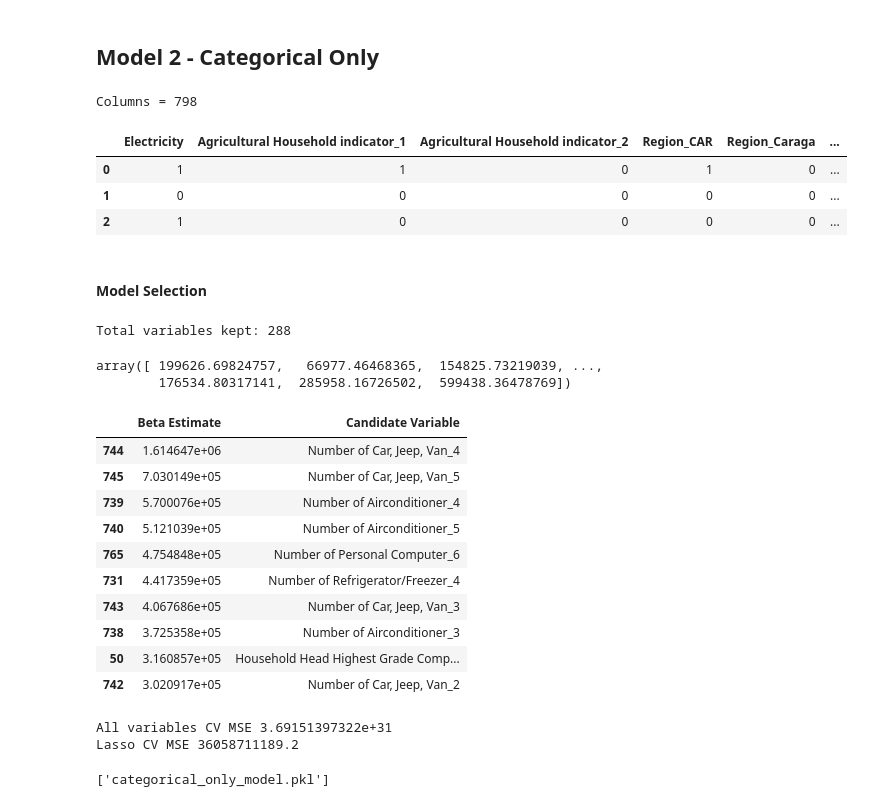
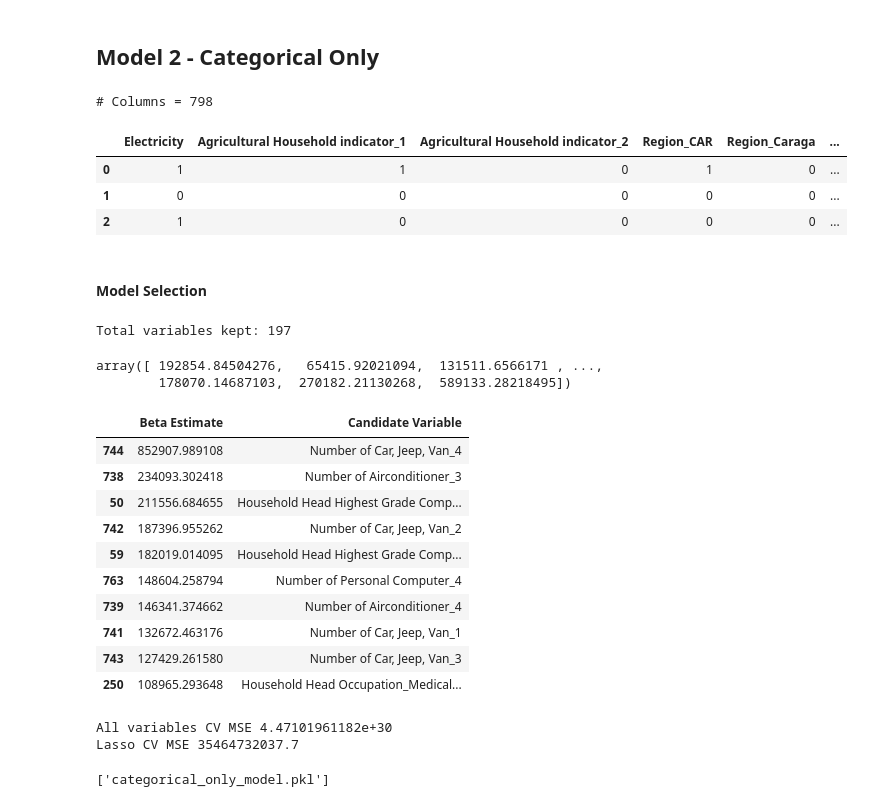
Before and after one commit to ndara/FilipinoHousing, a Jupyter notebook: filipino_housing.ipynb, the cells around one changed output. Saved outputs shown, nothing was run; the diff lists cells and outputs as text; code cells hidden in the pictures.

Commit message:
fixed ordinal variable encoding

```diff
--- a/filipino_housing.ipynb
+++ b/filipino_housing.ipynb
@@ -88,7 +88,7 @@ ordinal_vars = ['Household Head Age','Number of bedrooms','House Age','Number of
                 'Number of Motorcycle/Tricycle','Members with age less than 5 year old','Members with age 5 - 17 years old','Total number of family members employed']
 # %%
 train_continuous = train_data[continuous_vars]
-train_categorical = train_data[nominal_vars + binary_vars + ordinal_vars]
+train_categorical = train_data[nominal_vars + binary_vars]
 train_ordinal = train_data[ordinal_vars]
 train_y = train_data[response_variable]
 # %% [markdown]
@@ -160,12 +165,16 @@ joblib.dump(numeric_model_lasso, 'numeric_only_model.pkl')
 # %% [markdown]
 ## Model 2 - Categorical Only
 # %%
-train_categorical_dummied = dummyify(train_categorical, nominal_vars + ordinal_vars)
+train_categorical_dummied = dummyify(train_categorical, nominal_vars)
+
+# Takes a couple minutes
+train_ordinal_encoded = rank_hot_encode(train_ordinal, ordinal_vars)
 # %%
-print("# Columns =", len(train_categorical_dummied.columns))
-train_categorical_dummied.head(3)
+all_categorical = train_categorical_dummied.join(train_ordinal_encoded)
+print("# Columns =", len(all_categorical.columns))
+all_categorical.head(3)
 # %% [output]
-Columns = 798
+# Columns = 798
 |  | Electricity | Agricultural Household indicator_1 | Agricultural Household indicator_2 | Region_CAR | Region_Caraga | ... |
 | 0 | 1 | 1 | 0 | 1 | 0 | ... |
 | 1 | 0 | 0 | 0 | 0 | 0 | ... |
@@ -173,37 +182,37 @@ Columns = 798
 # %% [markdown]
 #### Model Selection
 # %%
-categorical_model_lasso = lassoChoose(train_categorical_dummied, train_y, standardize = False, max_iterations = 3000)
+categorical_model_lasso = lassoChoose(all_categorical, train_y, standardize = False, max_iterations = 3000)
 print("Total variables kept:",sum(categorical_model_lasso.coef_ != 0))
 # %% [output]
-Total variables kept: 288
+Total variables kept: 197
 # %%
-categorical_model_lasso.predict(train_categorical_dummied)
+categorical_model_lasso.predict(all_categorical)
 # %% [output]
-array([ 199626.69824757,   66977.46468365,  154825.73219039, ...,
-        176534.80317141,  285958.16726502,  599438.36478769])
+array([ 192854.84504276,   65415.92021094,  131511.6566171 , ...,
+        178070.14687103,  270182.21130268,  589133.28218495])
 # %%
 # Top 10 Vars
-final_categorical_var = pd.DataFrame([combo for combo in zip(categorical_model_lasso.coef_,  train_categorical_dummied.columns)], columns = ['Beta Estimate', 'Candidate Variable']).sort_values(by = 'Beta Estimate', ascending = False)
+final_categorical_var = pd.DataFrame([combo for combo in zip(categorical_model_lasso.coef_,  all_categorical.columns)], columns = ['Beta Estimate', 'Candidate Variable']).sort_values(by = 'Beta Estimate', ascending = False)
 final_categorical_var.head(10)
 # %% [output]
 |  | Beta Estimate | Candidate Variable |
-| 744 | 1.614647e+06 | Number of Car, Jeep, Van_4 |
-| 745 | 7.030149e+05 | Number of Car, Jeep, Van_5 |
-| 739 | 5.700076e+05 | Number of Airconditioner_4 |
-| 740 | 5.121039e+05 | Number of Airconditioner_5 |
-| 765 | 4.754848e+05 | Number of Personal Computer_6 |
-| 731 | 4.417359e+05 | Number of Refrigerator/Freezer_4 |
-| 743 | 4.067686e+05 | Number of Car, Jeep, Van_3 |
-| 738 | 3.725358e+05 | Number of Airconditioner_3 |
-| 50 | 3.160857e+05 | Household Head Highest Grade Comp... |
-| 742 | 3.020917e+05 | Number of Car, Jeep, Van_2 |
+| 744 | 852907.989108 | Number of Car, Jeep, Van_4 |
+| 738 | 234093.302418 | Number of Airconditioner_3 |
+| 50 | 211556.684655 | Household Head Highest Grade Comp... |
+| 742 | 187396.955262 | Number of Car, Jeep, Van_2 |
+| 59 | 182019.014095 | Household Head Highest Grade Comp... |
+| 763 | 148604.258794 | Number of Personal Computer_4 |
+| 739 | 146341.374662 | Number of Airconditioner_4 |
+| 741 | 132672.463176 | Number of Car, Jeep, Van_1 |
+| 743 | 127429.261580 | Number of Car, Jeep, Van_3 |
+| 250 | 108965.293648 | Household Head Occupation_Medical... |
 # %%
-print("All variables CV MSE", -np.average(cross_val_score(LinearRegression(), train_categorical_dummied, train_y, cv = 10, scoring = "neg_mean_squared_error")))
-print("Lasso CV MSE", -np.average(cross_val_score(categorical_model_lasso, train_categorical_dummied, train_y, cv = 10, scoring = "neg_mean_squared_error")))
+print("All variables CV MSE", -np.average(cross_val_score(LinearRegression(), all_categorical, train_y, cv = 10, scoring = "neg_mean_squared_error")))
+print("Lasso CV MSE", -np.average(cross_val_score(categorical_model_lasso, all_categorical, train_y, cv = 10, scoring = "neg_mean_squared_error")))
 # %% [output]
-All variables CV MSE 3.69151397322e+31
-Lasso CV MSE 36058711189.2
+All variables CV MSE 4.47101961182e+30
+Lasso CV MSE 35464732037.7
 # %%
 joblib.dump(categorical_model_lasso, 'categorical_only_model.pkl')
 # %% [output]
```
Also changed, not shown: parts of 10 cells of this notebook, 1 other file.
